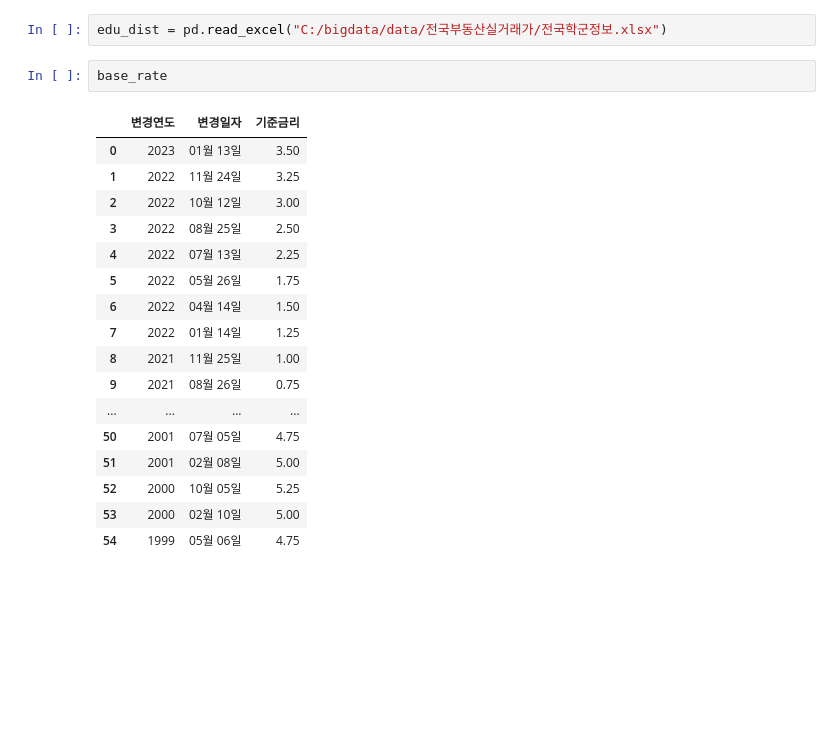
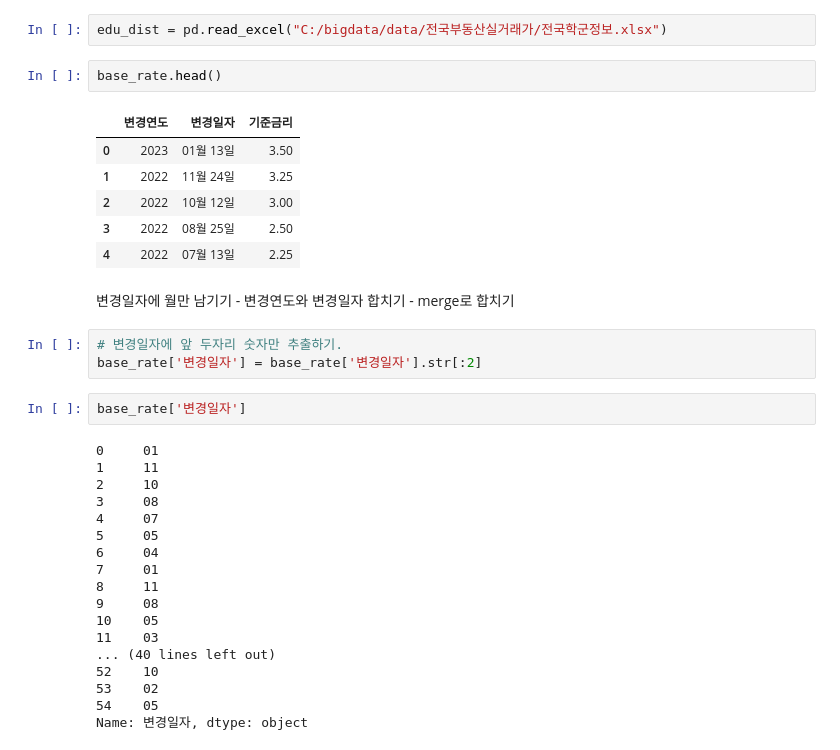
Before and after one commit to HyunahKim1111/himedia_jupyter_files, a Jupyter notebook: 나홀로연습03_부동산실거래.ipynb, the cells around one changed output. Drawn from its saved outputs; the diff is of its cells as text; blank space fills up the shorter version.

```diff
--- a/나홀로연습03_부동산실거래.ipynb
+++ b/나홀로연습03_부동산실거래.ipynb
@@ -325,22 +322,36 @@ base_rate = pd.read_excel("C:/bigdata/data/전국부동산실거래가/한국은
 # %%
 edu_dist = pd.read_excel("C:/bigdata/data/전국부동산실거래가/전국학군정보.xlsx")
 # %%
-base_rate
+base_rate.head()
 # %% [output]
 |  | 변경연도 | 변경일자 | 기준금리 |
 | 0 | 2023 | 01월 13일 | 3.50 |
 | 1 | 2022 | 11월 24일 | 3.25 |
 | 2 | 2022 | 10월 12일 | 3.00 |
 | 3 | 2022 | 08월 25일 | 2.50 |
 | 4 | 2022 | 07월 13일 | 2.25 |
-| 5 | 2022 | 05월 26일 | 1.75 |
-| 6 | 2022 | 04월 14일 | 1.50 |
-| 7 | 2022 | 01월 14일 | 1.25 |
-| 8 | 2021 | 11월 25일 | 1.00 |
-| 9 | 2021 | 08월 26일 | 0.75 |
-| ... | ... | ... | ... |
-| 50 | 2001 | 07월 05일 | 4.75 |
-| 51 | 2001 | 02월 08일 | 5.00 |
-| 52 | 2000 | 10월 05일 | 5.25 |
-| 53 | 2000 | 02월 10일 | 5.00 |
-| 54 | 1999 | 05월 06일 | 4.75 |
+# %% [markdown]
+변경일자에 월만 남기기 - 변경연도와 변경일자 합치기 - merge로 합치기
+# %%
+# 변경일자에 앞 두자리 숫자만 추출하기.
+base_rate['변경일자'] = base_rate['변경일자'].str[:2]
+# %%
+base_rate['변경일자']
+# %% [output]
+0     01
+1     11
+2     10
+3     08
+4     07
+5     05
+6     04
+7     01
+8     11
+9     08
+10    05
+11    03
+... (40 lines left out)
+52    10
+53    02
+54    05
+Name: 변경일자, dtype: object
```
Also changed, not shown: parts of 24 cells of this notebook.
